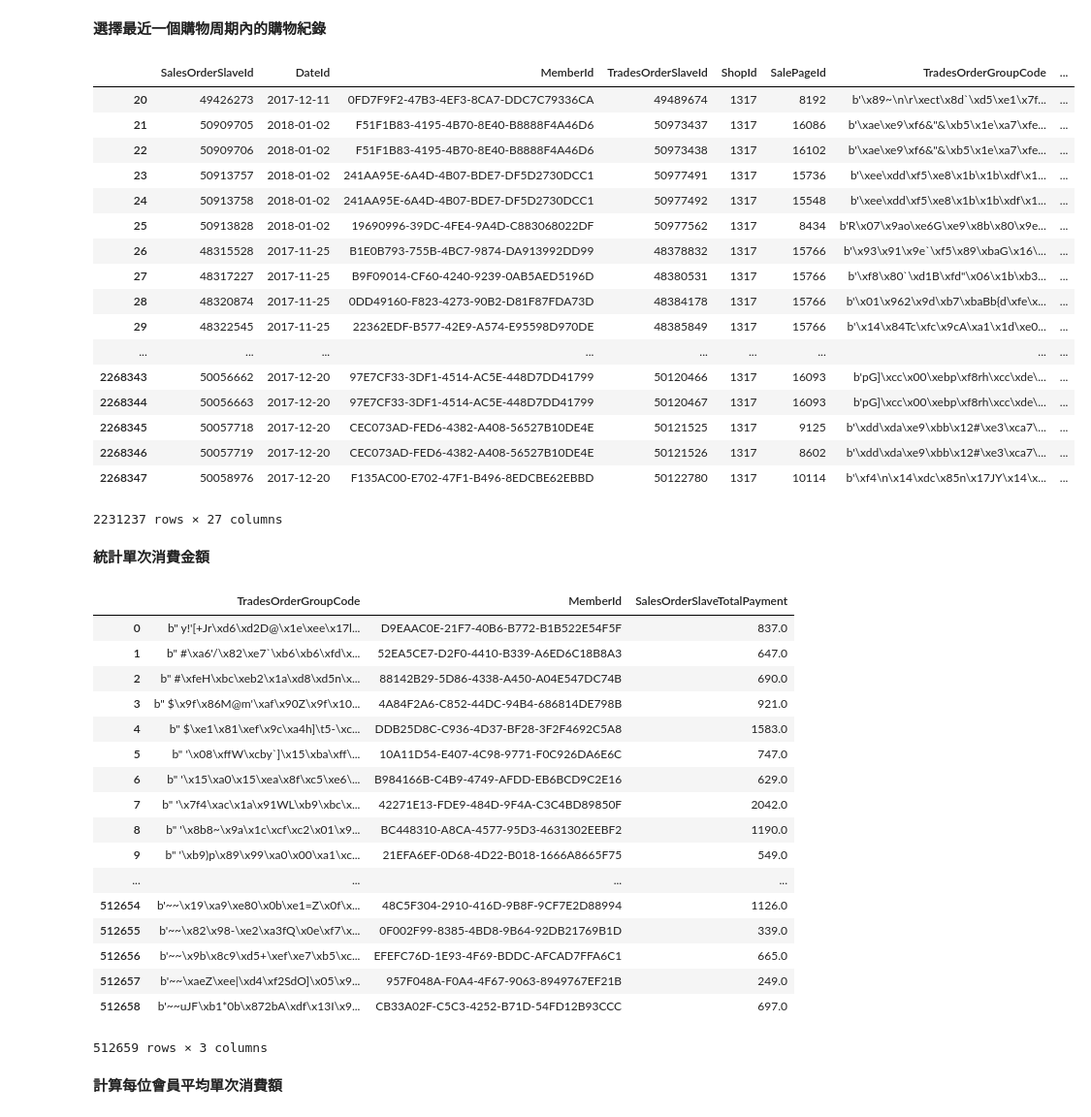
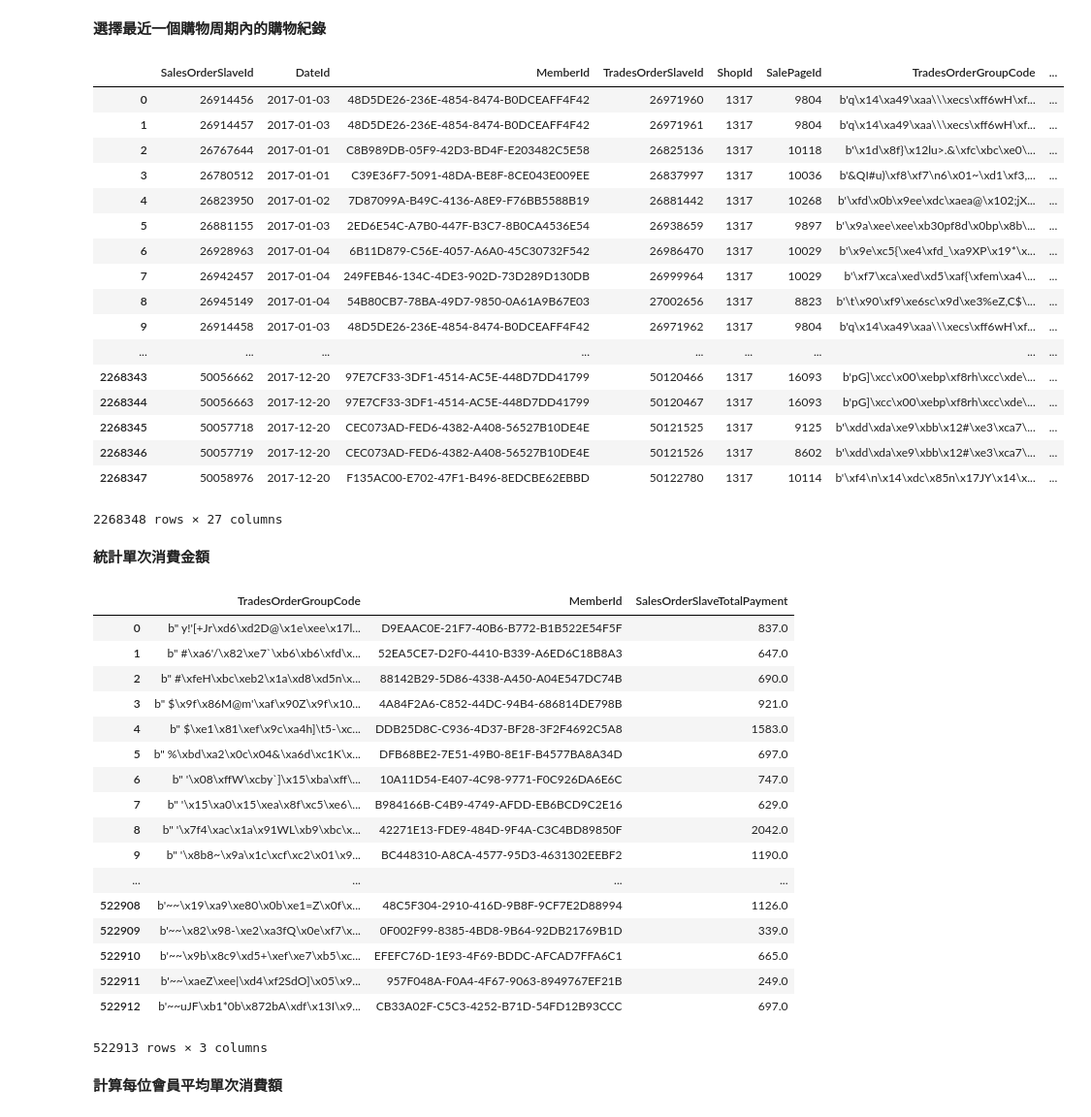
Before and after one commit to andylinpersonal/CSX_Project_2018S, a Jupyter notebook: final_project/hw_week4_分群.ipynb, the cells around one changed output. Shown at 97% size. Cells and saved outputs as stored; diff of their text form; code cells hidden in the pictures.

```diff
--- a/final_project/hw_week4_分群.ipynb
+++ b/final_project/hw_week4_分群.ipynb
@@ -7,6 +6,6 @@ import facebook as fb
 import matplotlib.pyplot as plt
 # %%
-UNIT_TIME = 90 # 一個購物週期3個月
+UNIT_TIME = 365 # 一個購物週期3個月
 UNIT_CNT = 4
 UNIT_RECENT_COUNT_THREDSHOLD = 10
 # %% [markdown]
@@ -20,28 +19,30 @@ main_data = pd.read_csv('../Ntu_Orders.csv')
 # %%
 main_data['DateId'] = pd.to_datetime(main_data['DateId'].astype(str), format='%Y%m%d')
 # %%
-time_start = main_data['DateId'].max() - pd.Timedelta(days=UNIT_TIME * UNIT_CNT)
-main_data = main_data[main_data['DateId'] > time_start]
+#time_end = main_data['DateId'].max()
+time_end = main_data['DateId'].max()# - 2 * pd.Timedelta(days=UNIT_TIME * UNIT_CNT)
+time_start = time_end - pd.Timedelta(days=UNIT_TIME * UNIT_CNT)
+main_data = main_data[(main_data['DateId'] > time_start) & (main_data['DateId'] <= time_end)]
 main_data
 # %% [output]
 |  | SalesOrderSlaveId | DateId | MemberId | TradesOrderSlaveId | ShopId | SalePageId | TradesOrderGroupCode | ... |
-| 20 | 49426273 | 2017-12-11 | 0FD7F9F2-47B3-4EF3-8CA7-DDC7C79336CA | 49489674 | 1317 | 8192 | b'\x89~\n\r\xect\x8d`\xd5\xe1\x7f... | ... |
-| 21 | 50909705 | 2018-01-02 | F51F1B83-4195-4B70-8E40-B8888F4A46D6 | 50973437 | 1317 | 16086 | b'\xae\xe9\xf6&"&\xb5\x1e\xa7\xfe... | ... |
-| 22 | 50909706 | 2018-01-02 | F51F1B83-4195-4B70-8E40-B8888F4A46D6 | 50973438 | 1317 | 16102 | b'\xae\xe9\xf6&"&\xb5\x1e\xa7\xfe... | ... |
-| 23 | 50913757 | 2018-01-02 | 241AA95E-6A4D-4B07-BDE7-DF5D2730DCC1 | 50977491 | 1317 | 15736 | b'\xee\xdd\xf5\xe8\x1b\x1b\xdf\x1... | ... |
-| 24 | 50913758 | 2018-01-02 | 241AA95E-6A4D-4B07-BDE7-DF5D2730DCC1 | 50977492 | 1317 | 15548 | b'\xee\xdd\xf5\xe8\x1b\x1b\xdf\x1... | ... |
-| 25 | 50913828 | 2018-01-02 | 19690996-39DC-4FE4-9A4D-C883068022DF | 50977562 | 1317 | 8434 | b'R\x07\x9ao\xe6G\xe9\x8b\x80\x9e... | ... |
-| 26 | 48315528 | 2017-11-25 | B1E0B793-755B-4BC7-9874-DA913992DD99 | 48378832 | 1317 | 15766 | b'\x93\x91\x9e`\xf5\x89\xbaG\x16\... | ... |
-| 27 | 48317227 | 2017-11-25 | B9F09014-CF60-4240-9239-0AB5AED5196D | 48380531 | 1317 | 15766 | b'\xf8\x80`\xd1B\xfd"\x06\x1b\xb3... | ... |
-| 28 | 48320874 | 2017-11-25 | 0DD49160-F823-4273-90B2-D81F87FDA73D | 48384178 | 1317 | 15766 | b'\x01\x962\x9d\xb7\xbaBb{d\xfe\x... | ... |
-| 29 | 48322545 | 2017-11-25 | 22362EDF-B577-42E9-A574-E95598D970DE | 48385849 | 1317 | 15766 | b'\x14\x84Tc\xfc\x9cA\xa1\x1d\xe0... | ... |
+| 0 | 26914456 | 2017-01-03 | 48D5DE26-236E-4854-8474-B0DCEAFF4F42 | 26971960 | 1317 | 9804 | b'q\x14\xa49\xaa\\\xecs\xff6wH\xf... | ... |
+| 1 | 26914457 | 2017-01-03 | 48D5DE26-236E-4854-8474-B0DCEAFF4F42 | 26971961 | 1317 | 9804 | b'q\x14\xa49\xaa\\\xecs\xff6wH\xf... | ... |
+| 2 | 26767644 | 2017-01-01 | C8B989DB-05F9-42D3-BD4F-E203482C5E58 | 26825136 | 1317 | 10118 | b'\x1d\x8f}\x12lu>.&\xfc\xbc\xe0\... | ... |
+| 3 | 26780512 | 2017-01-01 | C39E36F7-5091-48DA-BE8F-8CE043E009EE | 26837997 | 1317 | 10036 | b'&QI#u)\xf8\xf7\n6\x01~\xd1\xf3,... | ... |
+| 4 | 26823950 | 2017-01-02 | 7D87099A-B49C-4136-A8E9-F76BB5588B19 | 26881442 | 1317 | 10268 | b'\xfd\x0b\x9ee\xdc\xaea@\x102;jX... | ... |
+| 5 | 26881155 | 2017-01-03 | 2ED6E54C-A7B0-447F-B3C7-8B0CA4536E54 | 26938659 | 1317 | 9897 | b'\x9a\xee\xee\xb30pf8d\x0bp\x8b\... | ... |
+| 6 | 26928963 | 2017-01-04 | 6B11D879-C56E-4057-A6A0-45C30732F542 | 26986470 | 1317 | 10029 | b'\x9e\xc5{\xe4\xfd_\xa9XP\x19*\x... | ... |
+| 7 | 26942457 | 2017-01-04 | 249FEB46-134C-4DE3-902D-73D289D130DB | 26999964 | 1317 | 10029 | b'\xf7\xca\xed\xd5\xaf{\xfem\xa4\... | ... |
+| 8 | 26945149 | 2017-01-04 | 54B80CB7-78BA-49D7-9850-0A61A9B67E03 | 27002656 | 1317 | 8823 | b'\t\x90\xf9\xe6sc\x9d\xe3%eZ,C$\... | ... |
+| 9 | 26914458 | 2017-01-03 | 48D5DE26-236E-4854-8474-B0DCEAFF4F42 | 26971962 | 1317 | 9804 | b'q\x14\xa49\xaa\\\xecs\xff6wH\xf... | ... |
 | ... | ... | ... | ... | ... | ... | ... | ... | ... |
 | 2268343 | 50056662 | 2017-12-20 | 97E7CF33-3DF1-4514-AC5E-448D7DD41799 | 50120466 | 1317 | 16093 | b'pG]\xcc\x00\xebp\xf8rh\xcc\xde\... | ... |
 | 2268344 | 50056663 | 2017-12-20 | 97E7CF33-3DF1-4514-AC5E-448D7DD41799 | 50120467 | 1317 | 16093 | b'pG]\xcc\x00\xebp\xf8rh\xcc\xde\... | ... |
 | 2268345 | 50057718 | 2017-12-20 | CEC073AD-FED6-4382-A408-56527B10DE4E | 50121525 | 1317 | 9125 | b'\xdd\xda\xe9\xbb\x12#\xe3\xca7\... | ... |
 | 2268346 | 50057719 | 2017-12-20 | CEC073AD-FED6-4382-A408-56527B10DE4E | 50121526 | 1317 | 8602 | b'\xdd\xda\xe9\xbb\x12#\xe3\xca7\... | ... |
 | 2268347 | 50058976 | 2017-12-20 | F135AC00-E702-47F1-B496-8EDCBE62EBBD | 50122780 | 1317 | 10114 | b'\xf4\n\x14\xdc\x85n\x17JY\x14\x... | ... |
-2231237 rows × 27 columns
+2268348 rows × 27 columns
 # %% [markdown]
 **統計單次消費金額**
 # %%
@@ -54,18 +55,18 @@ main_by_basket
 | 2 | b" #\xfeH\xbc\xeb2\x1a\xd8\xd5n\x... | 88142B29-5D86-4338-A450-A04E547DC74B | 690.0 |
 | 3 | b" $\x9f\x86M@m'\xaf\x90Z\x9f\x10... | 4A84F2A6-C852-44DC-94B4-686814DE798B | 921.0 |
 | 4 | b" $\xe1\x81\xef\x9c\xa4h]\t5-\xc... | DDB25D8C-C936-4D37-BF28-3F2F4692C5A8 | 1583.0 |
-| 5 | b" '\x08\xffW\xcby`]\x15\xba\xff\... | 10A11D54-E407-4C98-9771-F0C926DA6E6C | 747.0 |
-| 6 | b" '\x15\xa0\x15\xea\x8f\xc5\xe6\... | B984166B-C4B9-4749-AFDD-EB6BCD9C2E16 | 629.0 |
-| 7 | b" '\x7f4\xac\x1a\x91WL\xb9\xbc\x... | 42271E13-FDE9-484D-9F4A-C3C4BD89850F | 2042.0 |
-| 8 | b" '\x8b8~\x9a\x1c\xcf\xc2\x01\x9... | BC448310-A8CA-4577-95D3-4631302EEBF2 | 1190.0 |
-| 9 | b" '\xb9)p\x89\x99\xa0\x00\xa1\xc... | 21EFA6EF-0D68-4D22-B018-1666A8665F75 | 549.0 |
+| 5 | b" %\xbd\xa2\x0c\x04&\xa6d\xc1K\x... | DFB68BE2-7E51-49B0-8E1F-B4577BA8A34D | 697.0 |
+| 6 | b" '\x08\xffW\xcby`]\x15\xba\xff\... | 10A11D54-E407-4C98-9771-F0C926DA6E6C | 747.0 |
+| 7 | b" '\x15\xa0\x15\xea\x8f\xc5\xe6\... | B984166B-C4B9-4749-AFDD-EB6BCD9C2E16 | 629.0 |
+| 8 | b" '\x7f4\xac\x1a\x91WL\xb9\xbc\x... | 42271E13-FDE9-484D-9F4A-C3C4BD89850F | 2042.0 |
+| 9 | b" '\x8b8~\x9a\x1c\xcf\xc2\x01\x9... | BC448310-A8CA-4577-95D3-4631302EEBF2 | 1190.0 |
 | ... | ... | ... | ... |
-| 512654 | b'~~\x19\xa9\xe80\x0b\xe1=Z\x0f\x... | 48C5F304-2910-416D-9B8F-9CF7E2D88994 | 1126.0 |
-| 512655 | b'~~\x82\x98-\xe2\xa3fQ\x0e\xf7\x... | 0F002F99-8385-4BD8-9B64-92DB21769B1D | 339.0 |
-| 512656 | b'~~\x9b\x8c9\xd5+\xef\xe7\xb5\xc... | EFEFC76D-1E93-4F69-BDDC-AFCAD7FFA6C1 | 665.0 |
-| 512657 | b'~~\xaeZ\xee|\xd4\xf2SdO]\x05\x9... | 957F048A-F0A4-4F67-9063-8949767EF21B | 249.0 |
-| 512658 | b'~~uJF\xb1*0b\x872bA\xdf\x13I\x9... | CB33A02F-C5C3-4252-B71D-54FD12B93CCC | 697.0 |
+| 522908 | b'~~\x19\xa9\xe80\x0b\xe1=Z\x0f\x... | 48C5F304-2910-416D-9B8F-9CF7E2D88994 | 1126.0 |
+| 522909 | b'~~\x82\x98-\xe2\xa3fQ\x0e\xf7\x... | 0F002F99-8385-4BD8-9B64-92DB21769B1D | 339.0 |
+| 522910 | b'~~\x9b\x8c9\xd5+\xef\xe7\xb5\xc... | EFEFC76D-1E93-4F69-BDDC-AFCAD7FFA6C1 | 665.0 |
+| 522911 | b'~~\xaeZ\xee|\xd4\xf2SdO]\x05\x9... | 957F048A-F0A4-4F67-9063-8949767EF21B | 249.0 |
+| 522912 | b'~~uJF\xb1*0b\x872bA\xdf\x13I\x9... | CB33A02F-C5C3-4252-B71D-54FD12B93CCC | 697.0 |
-512659 rows × 3 columns
+522913 rows × 3 columns
 # %% [markdown]
 **計算每位會員平均單次消費額**
 # %%
```
Also changed, not shown: parts of 8 cells of this notebook, 4 other files.
